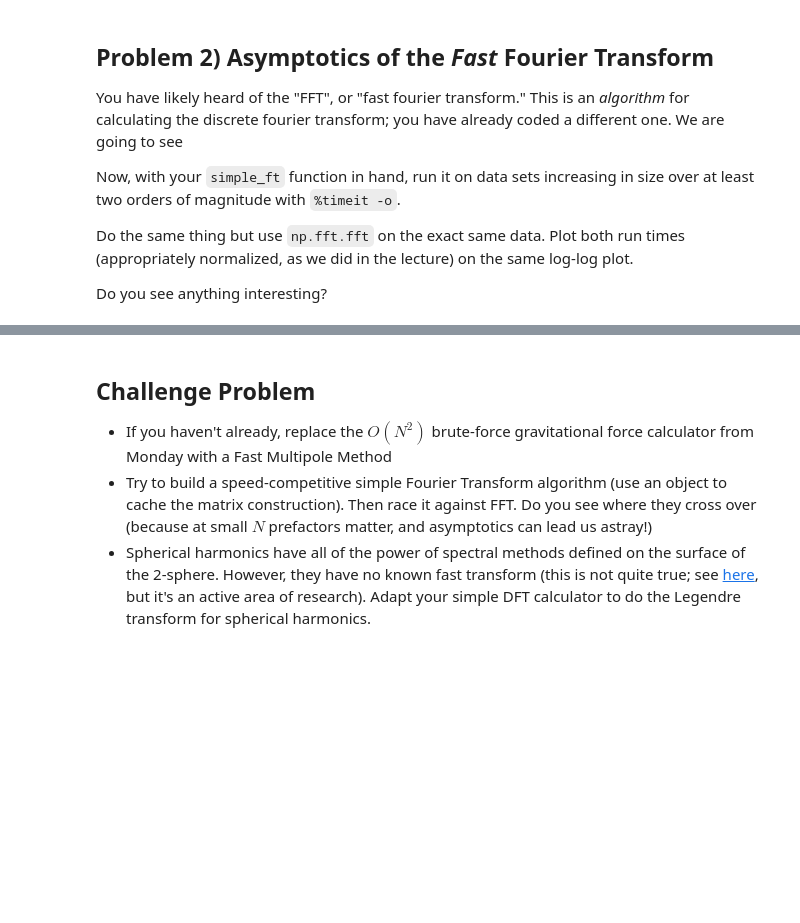
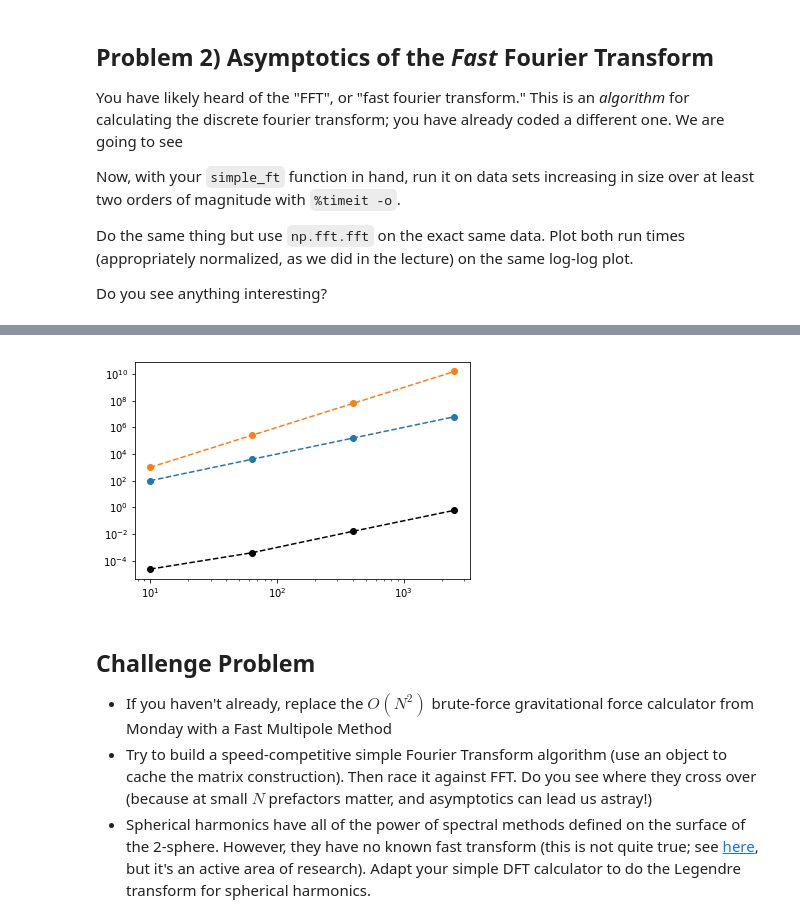
Before and after one commit to dbarrientosa/LSSTC-DSFP-Sessions, a Jupyter notebook: Session8/Day4/Algorithmic Complexity Problem.ipynb, the cells around one changed output, grey strips where cells are left out. Cells and saved outputs as stored; diff of their text form; code cells hidden in the pictures; blank space fills up the shorter version.

```diff
--- a/Session8/Day4/Algorithmic Complexity Problem.ipynb
+++ b/Session8/Day4/Algorithmic Complexity Problem.ipynb
@@ -88,3 +115,17 @@ Now, with your `simple_ft` function in hand, run it on data sets increasing in s
 Do the same thing but use `np.fft.fft` on the exact same data. Plot both run times (appropriately normalized, as we did in the lecture) on the same log-log plot.
 
 Do you see anything interesting?
+# %%
+def make_sin(N):
+    return np.sin(np.linspace(0, 2*np.pi,N,endpoint=False))
+
+
+test = np.array([make_sin(n) for n in np.logspace(1,5,6)])
+# %%
+t1 = %timeit -o simple_ft(test[0])    # -o  to save it into a variable
+t2 = %timeit -o simple_ft(test[1])
+t3 = %timeit -o simple_ft(test[2])
+t4 = %timeit -o simple_ft(test[3])
+t5 = %timeit -o simple_ft(test[4])
+t6 = %timeit -o simple_ft(test[5])
+times = np.array([t1.average, t2.average, t3.average, t4.average, t5.average, t6.average])
@@ -91,3 +138,14 @@ Do you see anything interesting?
+# %%
+times = np.array([t1.average, t2.average, t3.average, t4.average])
+# %%
+fig, ax = plt.subplots()
+ax.plot(np.logspace(1,5,6)[:4], times, 'ko--')
+ax.plot(np.logspace(1,5,6)[:4], np.logspace(1,5,6)[:4]**2, 'o--')
+ax.plot(np.logspace(1,5,6)[:4], np.logspace(1,5,6)[:4]**3, 'o--')
+ax.set_yscale('log')
+ax.set_xscale('log')
+# %% [output]
+[figure, added]
 # %% [markdown]
 ## Challenge Problem
 
```
Also changed, not shown: parts of 6 cells of this notebook, 6 other files.
